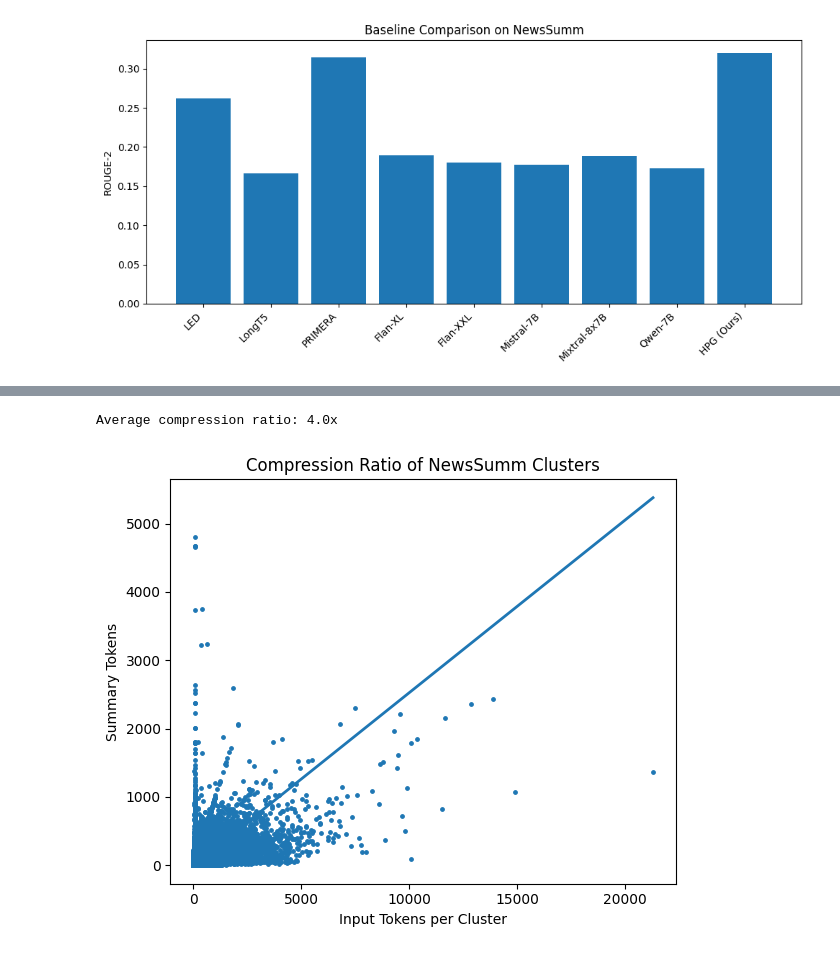
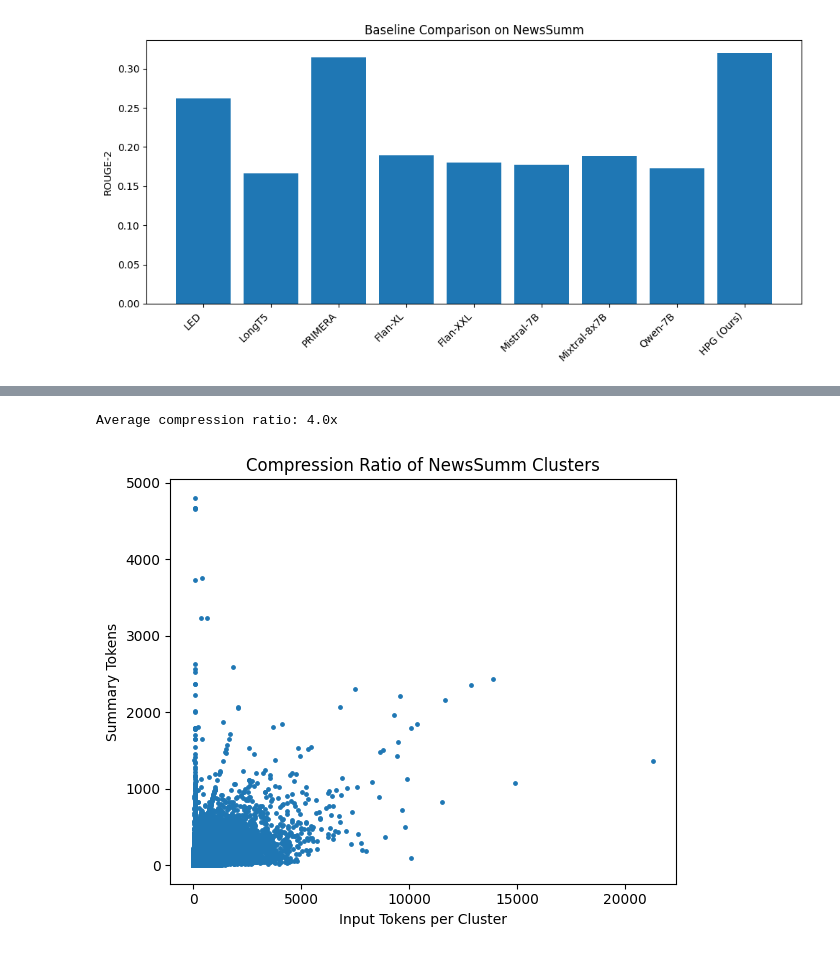
Before and after one commit to Mfaj-cod/HPG-NewsSumm, a Jupyter notebook: experiments.ipynb, the cells around one changed output, grey strips where cells are left out. Cells and saved outputs as stored; diff of their text form; code cells hidden in the pictures.

```diff
--- a/experiments.ipynb
+++ b/experiments.ipynb
@@ -298,37 +394,32 @@ cluster_stats = (
     df.groupby("cluster_id")
       .agg(
           input_tokens=("article_tokens", "sum"),
           summary_tokens=("summary_tokens", "sum")
       )
       .reset_index()
 )
 
 inputs = cluster_stats["input_tokens"].values
 summaries = cluster_stats["summary_tokens"].values
 
 # COMPUTE RATIO
 ratio = inputs / summaries
 avg_ratio = ratio.mean()
 
 print(f"Average compression ratio: {avg_ratio:.1f}x")
 
 # PLOT
 plt.figure(figsize=(6,5))
 
 plt.scatter(inputs, summaries, s=6)
 
-# average line
-x = np.linspace(0, inputs.max(), 100)
-y = x / avg_ratio
-plt.plot(x, y, linewidth=2)
-
 plt.xlabel("Input Tokens per Cluster")
 plt.ylabel("Summary Tokens")
 plt.title("Compression Ratio of NewsSumm Clusters")
 
 plt.tight_layout()
-plt.savefig("compression_ratio_plot_with_line.png", dpi=300)
+plt.savefig("plots/compression_ratio_plot_with_line.png", dpi=300)
 plt.show()
 # %% [output]
 Average compression ratio: 4.0x
-[figure, old version]
+[figure, new version]
```
Also changed, not shown: parts of 6 cells of this notebook, 3 other files.
